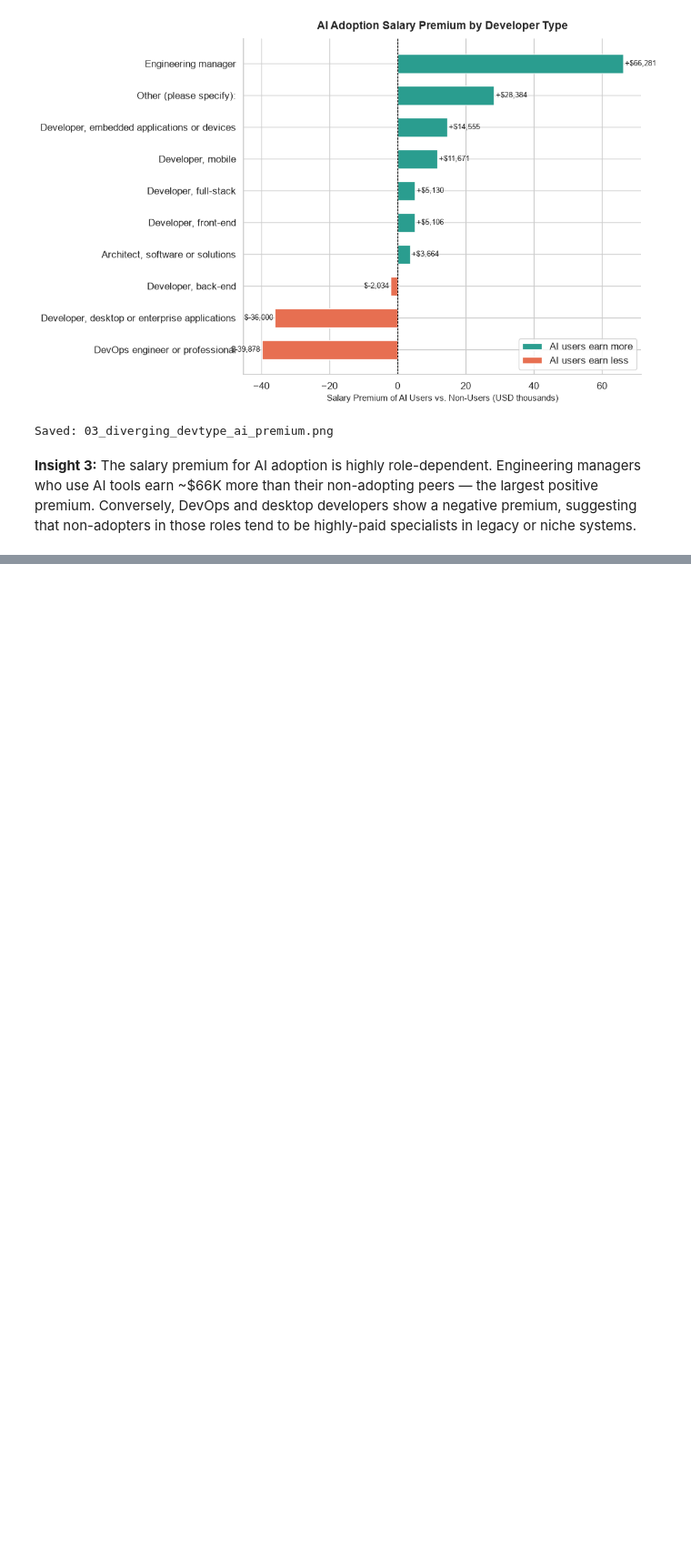
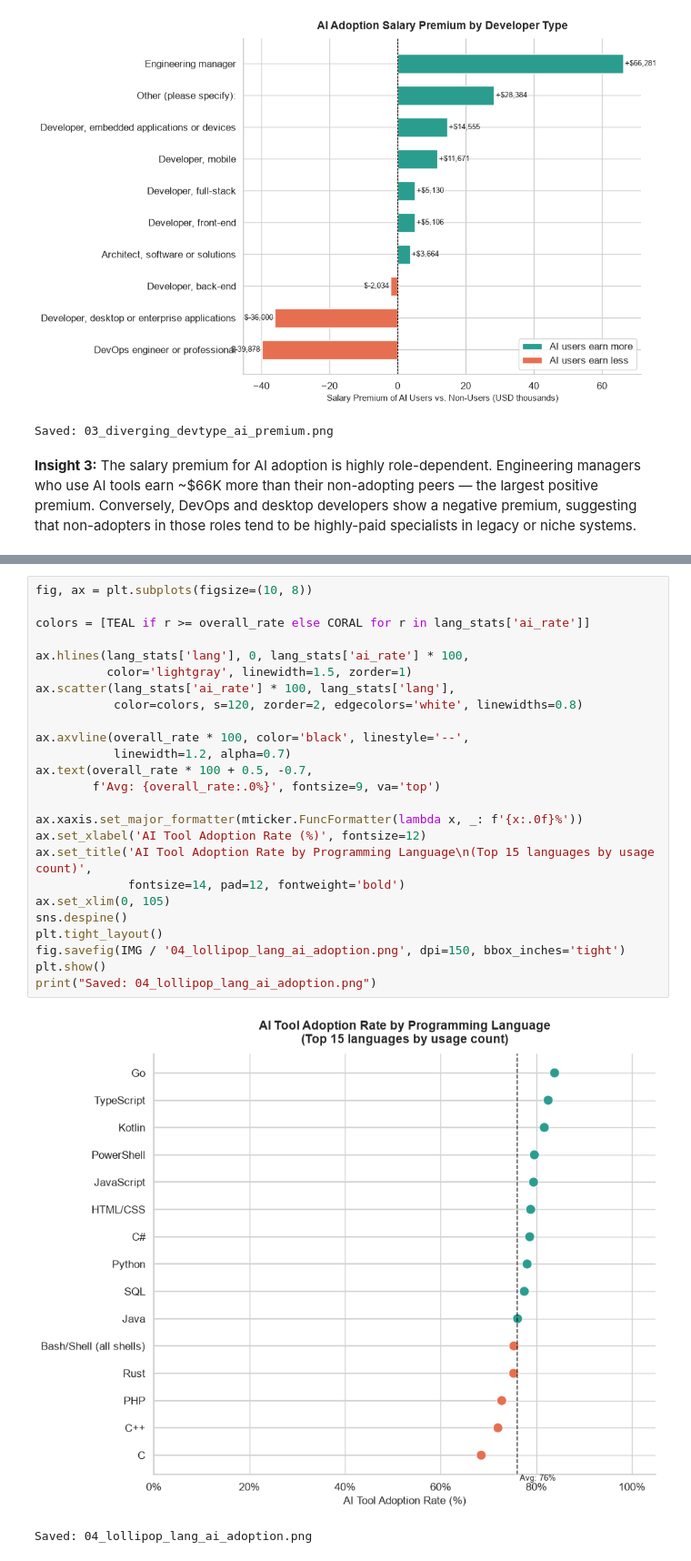
Before and after one commit to DanielAdif/eda-stackoverflow-survey-2025, a Jupyter notebook: notebooks/eda.ipynb, the cells around one changed output, grey strips where cells are left out. Shown at 91% size. Drawn from its saved outputs; the diff is of its cells as text; blank space fills up the shorter version.

Commit message:
feat: add Chart 4 lollipop chart (AI adoption by language)

```diff
--- a/notebooks/eda.ipynb
+++ b/notebooks/eda.ipynb
@@ -349,0 +396,28 @@ Saved: 03_diverging_devtype_ai_premium.png
+# %%
+fig, ax = plt.subplots(figsize=(10, 8))
+
+colors = [TEAL if r >= overall_rate else CORAL for r in lang_stats['ai_rate']]
+
+ax.hlines(lang_stats['lang'], 0, lang_stats['ai_rate'] * 100,
+          color='lightgray', linewidth=1.5, zorder=1)
+ax.scatter(lang_stats['ai_rate'] * 100, lang_stats['lang'],
+           color=colors, s=120, zorder=2, edgecolors='white', linewidths=0.8)
+
+ax.axvline(overall_rate * 100, color='black', linestyle='--',
+           linewidth=1.2, alpha=0.7)
+ax.text(overall_rate * 100 + 0.5, -0.7,
+        f'Avg: {overall_rate:.0%}', fontsize=9, va='top')
+
+ax.xaxis.set_major_formatter(mticker.FuncFormatter(lambda x, _: f'{x:.0f}%'))
+ax.set_xlabel('AI Tool Adoption Rate (%)', fontsize=12)
+ax.set_title('AI Tool Adoption Rate by Programming Language\n(Top 15 languages by usage count)',
+             fontsize=14, pad=12, fontweight='bold')
+ax.set_xlim(0, 105)
+sns.despine()
+plt.tight_layout()
+fig.savefig(IMG / '04_lollipop_lang_ai_adoption.png', dpi=150, bbox_inches='tight')
+plt.show()
+print("Saved: 04_lollipop_lang_ai_adoption.png")
+# %% [output]
+[figure, added]
+Saved: 04_lollipop_lang_ai_adoption.png
```
Also changed, not shown: parts of 3 cells of this notebook, 1 other file.
